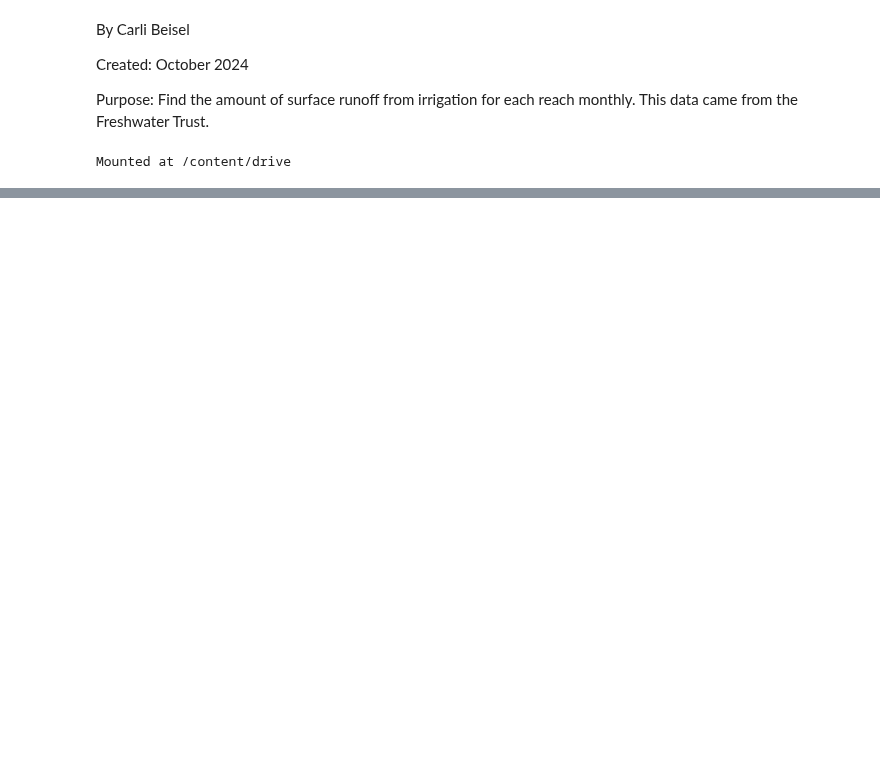
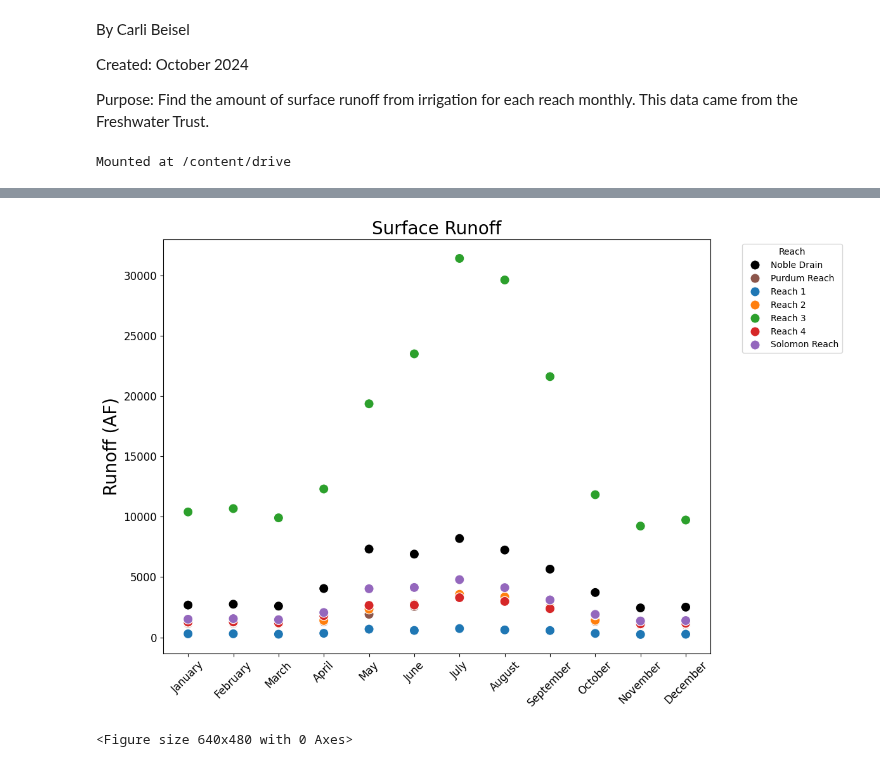
Before and after one commit to carlibeisel/mason_water_budget, a Jupyter notebook: reach_irrigation_runoff.ipynb, the cells around one changed output, grey strips where cells are left out. Drawn from its saved outputs; the diff is of its cells as text; code cells hidden in the pictures; blank space fills up the shorter version.

```diff
--- a/reach_irrigation_runoff.ipynb
+++ b/reach_irrigation_runoff.ipynb
@@ -207,0 +176,73 @@ The `ci` parameter is deprecated. Use `errorbar=None` for the same effect.
+# %%
+# ------------ #
+# SCATTER PLOT
+# ------------ #
+
+data = pd.read_csv('/content/drive/MyDrive/Data/Mason Water Budget/data_output/irrigation_runoff_out/reach_runoff_final.csv')
+
+# Define the order of months
+month_order = ['January', 'February', 'March', 'April', 'May', 'June',
+               'July', 'August', 'September', 'October', 'November', 'December']
+
+# Convert abbreviated month names to full names if necessary
+if data['month'].str.len().max() == 3:  # Likely abbreviated month names
+    data['month'] = pd.to_datetime(data['month'], format='%b').dt.strftime('%B')
+
+# Set the 'month' column as a categorical type with the specified order
+data['month'] = pd.Categorical(data['month'], categories=month_order, ordered=True)
+
+# Define colors and markers
+reach_colors = {
+    'Reach 1': '#1f77b4',  # Blue
+    'Reach 2': '#ff7f0e',  # Orange
+    'Reach 3': '#2ca02c',  # Green
+    'Reach 4': '#d62728',  # Red
+    'Solomon Reach': '#9467bd',  # Purple
+    'Purdum Reach': '#8c564b',  # Brown
+    'Noble Drain': 'black'
+}
+
+reach_markers = {
+    'Reach 1': 'o',
+    'Reach 2': 'o',
+    'Reach 3': 'o',
+    'Reach 4': 'o',
+    'Solomon Reach': 'o',
+    'Purdum Reach': 'o',
+    'Noble Drain': 'o'
+}
+
+# Create a scatter plot
+plt.figure(figsize=(12, 8))
+sns.scatterplot(
+    data=data,
+    x='month',
+    y='runoff(af)',
+    hue='Reach',
+    style='Reach',
+    palette=reach_colors,
+    markers=reach_markers,
+    s=120
+)
+
+# Customize the plot
+plt.title('Surface Runoff', fontsize=20)
+plt.xlabel('', fontsize=14)
+plt.ylabel('Runoff (AF)', fontsize=20)
+plt.xticks(fontsize=12, rotation=45)
+plt.yticks(fontsize=12)
+
+# Move the legend outside of the plot
+plt.legend(title='Reach', bbox_to_anchor=(1.05, 1), loc='upper left')
+
+# Adjust layout and show the plot
+plt.tight_layout()
+plt.show()
+
+# Show the plot
+plt.tight_layout()
+plt.savefig('/content/drive/MyDrive/Data/Mason Water Budget/data_output/irrigation_runoff_out/reach_runoff_scatter.png', dpi=300, bbox_inches='tight')
+plt.show()
+# %% [output]
+[figure, added]
+<Figure size 640x480 with 0 Axes>
```
Also changed, not shown: parts of 5 cells of this notebook.
